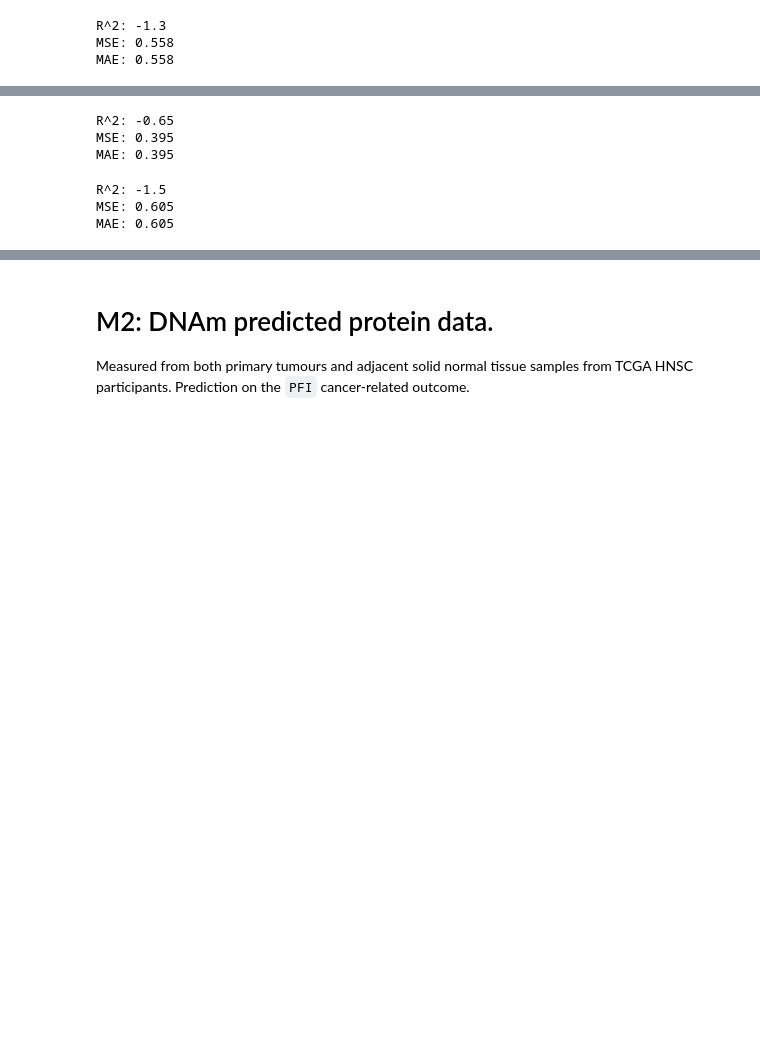
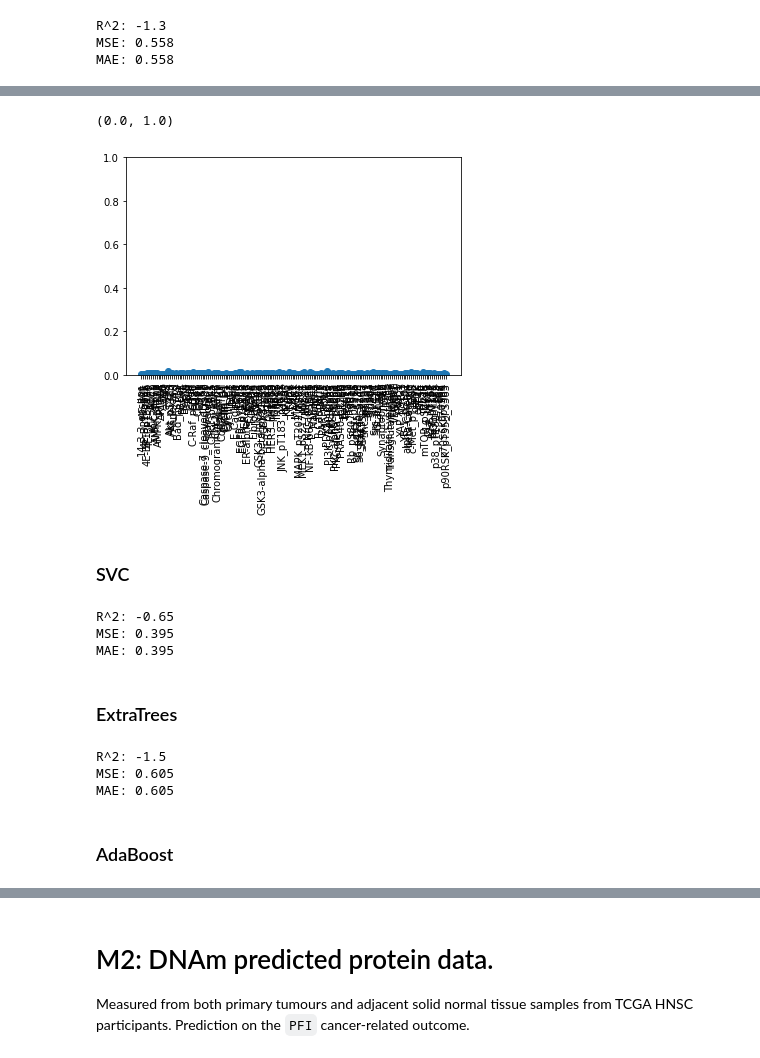
Before and after one commit to i-wallwork/Major-Project, a Jupyter notebook: Major-Project.ipynb, the cells around one changed output, grey strips where cells are left out. Saved outputs shown, nothing was run; the diff lists cells and outputs as text; code cells hidden in the pictures; blank space fills up the shorter version.

```diff
--- a/Major-Project.ipynb
+++ b/Major-Project.ipynb
@@ -117,0 +131,4 @@ Int64Index([5557, 5559, 6871, 4727, 6021, 6022, 6023, 6024, 6992, 6997,
+# %%
+merged_df2 = pfi_df.merge(transpose_df, how="inner", on=pfi_df.index)
+merged_df2.set_index("key_0", inplace=True)
+merged_df2
@@ -117,0 +150,7 @@ Int64Index([5557, 5559, 6871, 4727, 6021, 6022, 6023, 6024, 6992, 6997,
+# %%
+# input
+X = merged_df2.drop('pfi', axis=1)
+print(X)
+# to predict
+y = merged_df2.pfi
+print(y)
@@ -176,3 +290,12 @@ MAE: 0.581
+# %%
+graph = plt.plot(M1_2.feature_importances_, 'o')
+plt.xticks(range(X.shape[1]), X.columns, rotation=90)
+plt.ylim(0, 1)
+# %% [output]
+(0.0, 1.0)
+[figure, added]
+# %% [markdown]
+### SVC
 # %%
 from sklearn.svm import SVC
 
@@ -190,6 +313,8 @@ print("MAE: {0:.3}".format(mean_absolute_error(y_test, M1_3_y_pred)))
 R^2: -0.65
 MSE: 0.395
 MAE: 0.395
+# %% [markdown]
+### ExtraTrees
 # %%
 from sklearn.ensemble import ExtraTreesClassifier
 
@@ -207,6 +332,8 @@ print("MAE: {0:.3}".format(mean_absolute_error(y_test, M1_4_y_pred)))
 R^2: -1.5
 MSE: 0.605
 MAE: 0.605
+# %% [markdown]
+### AdaBoost
 # %%
 from sklearn.ensemble import AdaBoostClassifier
 
```
Also changed, not shown: parts of 19 cells of this notebook.
